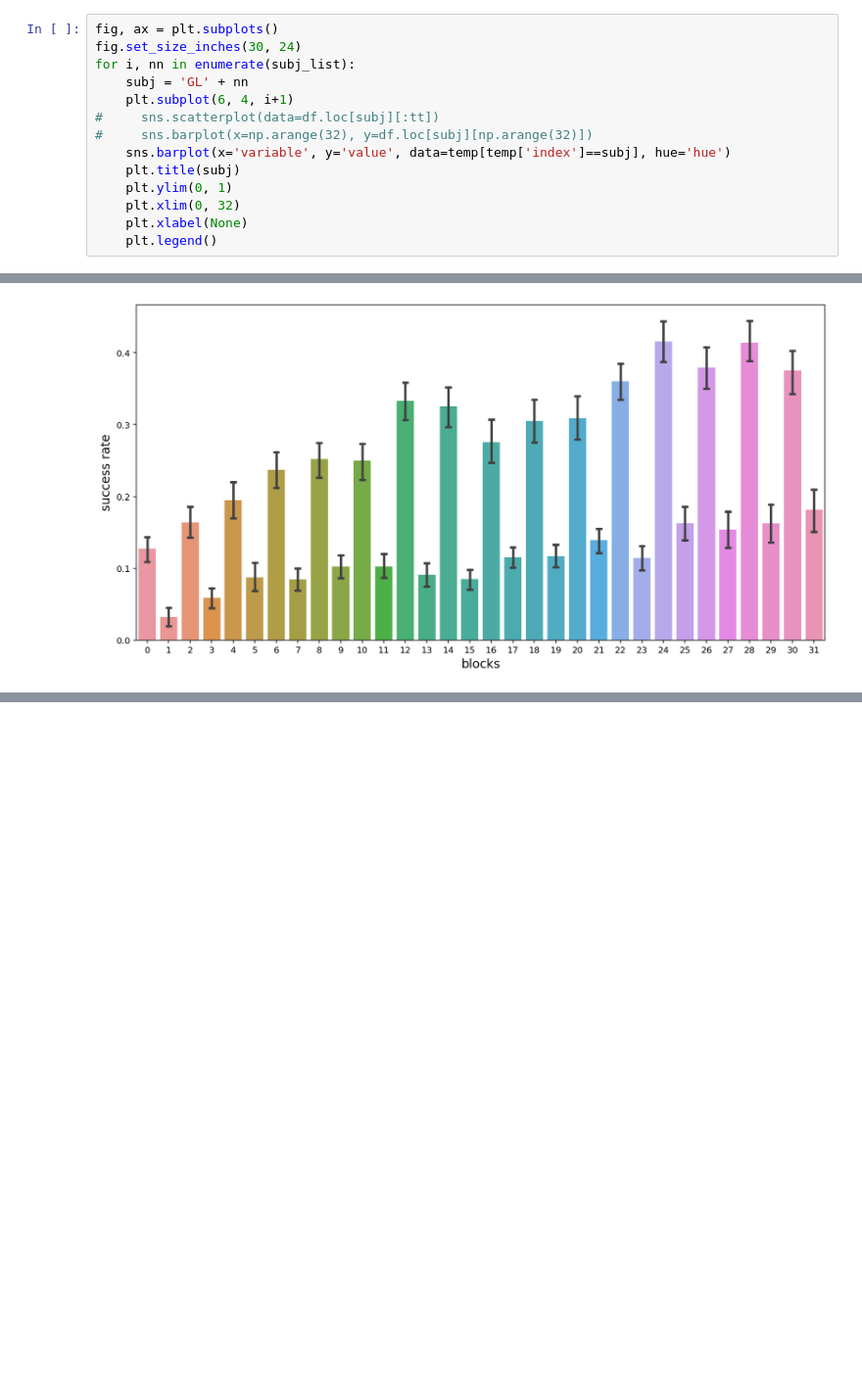
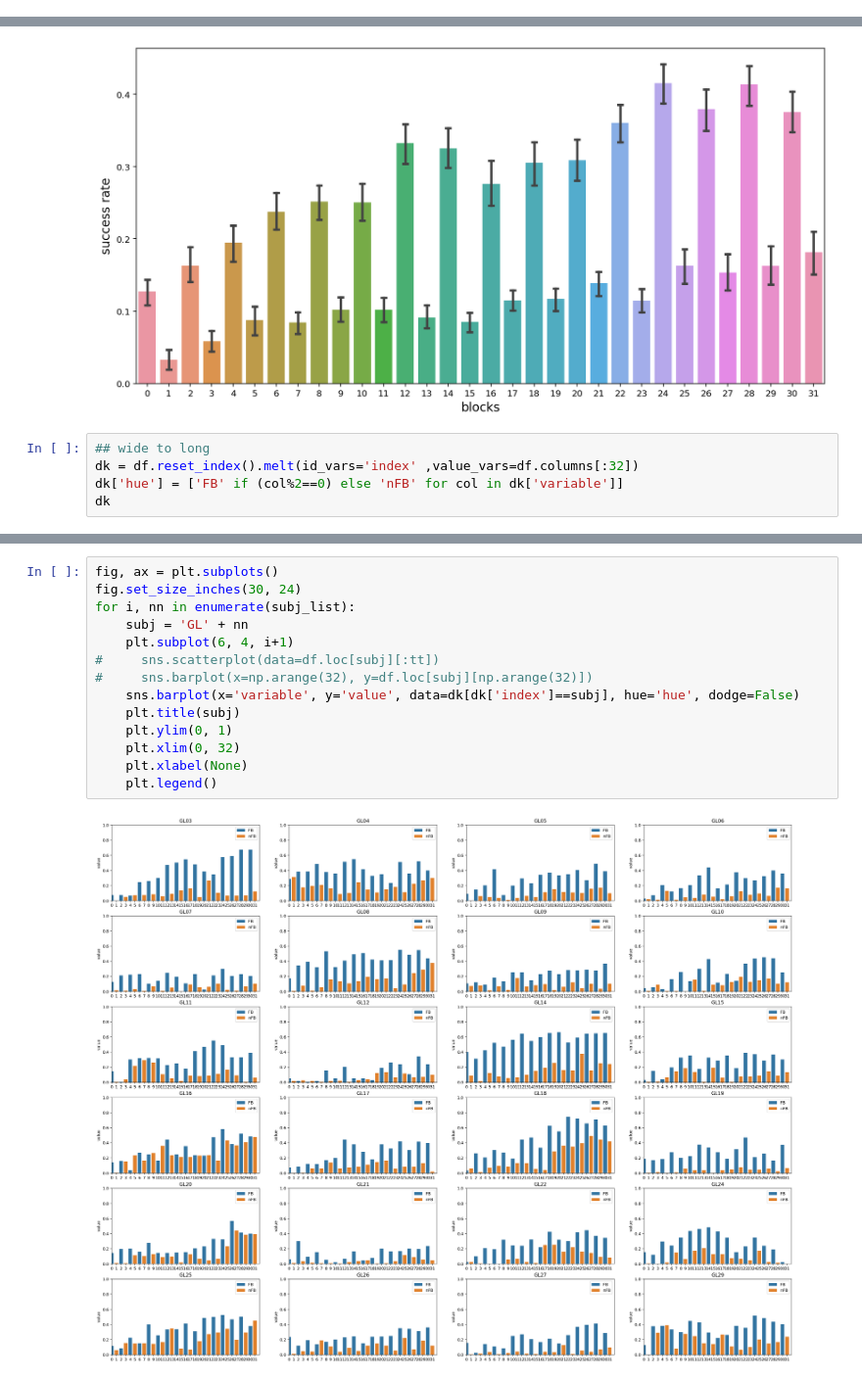
Before and after one commit to psb629/labs, a Jupyter notebook: GL/scripts/Behavior_analysis.ipynb, the cells around one changed output, grey strips where cells are left out. Shown: that part at 98% size. Drawn from its saved outputs; the diff is of its cells as text; blank space fills up the shorter version.

Commit message:
long-wise plot by hue

```diff
--- a/GL/scripts/Behavior_analysis.ipynb
+++ b/GL/scripts/Behavior_analysis.ipynb
@@ -206,14 +188,0 @@ temp
-# %%
-fig, ax = plt.subplots()
-fig.set_size_inches(30, 24)
-for i, nn in enumerate(subj_list):
-    subj = 'GL' + nn
-    plt.subplot(6, 4, i+1)
-#     sns.scatterplot(data=df.loc[subj][:tt])
-#     sns.barplot(x=np.arange(32), y=df.loc[subj][np.arange(32)])
-    sns.barplot(x='variable', y='value', data=temp[temp['index']==subj], hue='hue')
-    plt.title(subj)
-    plt.ylim(0, 1)
-    plt.xlim(0, 32)
-    plt.xlabel(None)
-    plt.legend()
@@ -227,3 +194,8 @@ plt.xlabel('blocks', size=14)
 # %% [output]
 Text(0.5, 0, 'blocks')
 [figure]
+# %%
+## wide to long
+dk = df.reset_index().melt(id_vars='index' ,value_vars=df.columns[:32])
+dk['hue'] = ['FB' if (col%2==0) else 'nFB' for col in dk['variable']]
+dk
@@ -229,0 +216,16 @@ Text(0.5, 0, 'blocks')
+# %%
+fig, ax = plt.subplots()
+fig.set_size_inches(30, 24)
+for i, nn in enumerate(subj_list):
+    subj = 'GL' + nn
+    plt.subplot(6, 4, i+1)
+#     sns.scatterplot(data=df.loc[subj][:tt])
+#     sns.barplot(x=np.arange(32), y=df.loc[subj][np.arange(32)])
+    sns.barplot(x='variable', y='value', data=dk[dk['index']==subj], hue='hue', dodge=False)
+    plt.title(subj)
+    plt.ylim(0, 1)
+    plt.xlim(0, 32)
+    plt.xlabel(None)
+    plt.legend()
+# %% [output]
+[figure, added]
```
Also changed, not shown: parts of 5 cells of this notebook, 1 other file.
